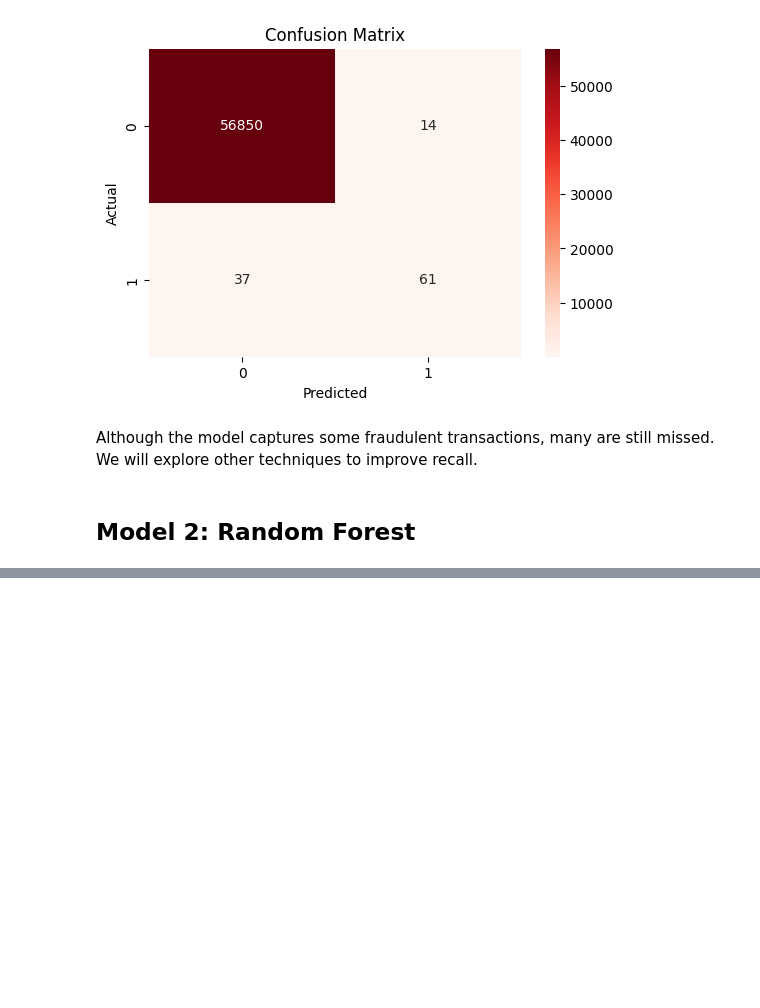
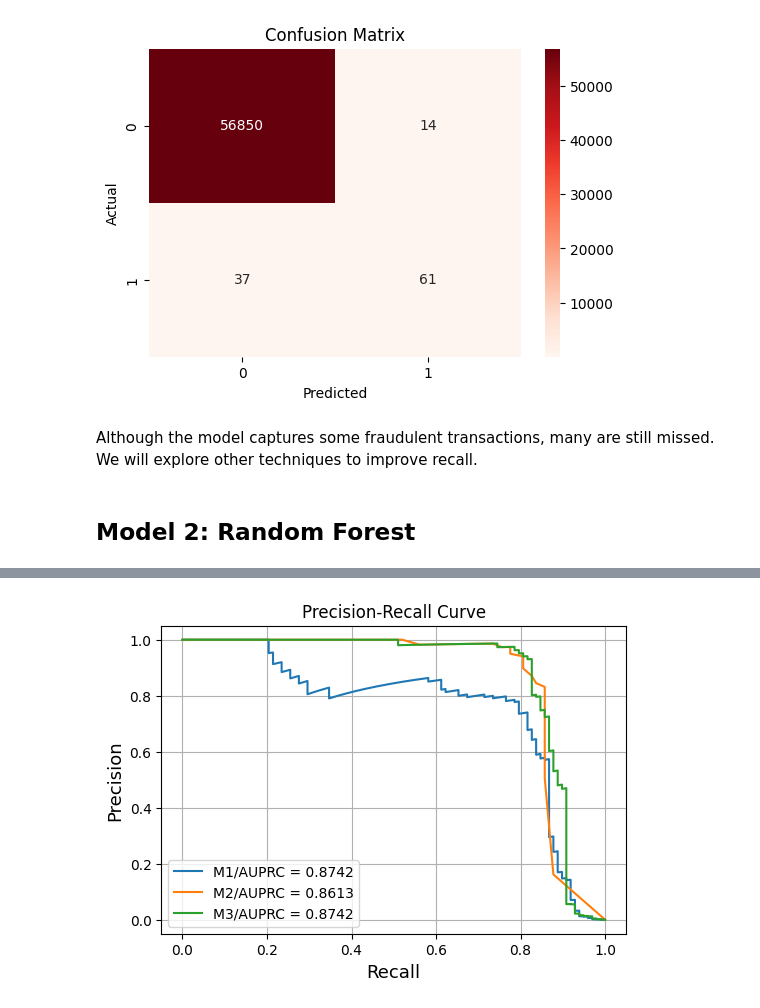
Before and after one commit to mquezada13/anomaly-detection, a Jupyter notebook: notebook/anomaly-detection.ipynb, the cells around one changed output, grey strips where cells are left out. Saved outputs shown, nothing was run; the diff lists cells and outputs as text; code cells hidden in the pictures; blank space fills up the shorter version.

```diff
--- a/notebook/anomaly-detection.ipynb
+++ b/notebook/anomaly-detection.ipynb
@@ -247,0 +348,14 @@ plt.show()
+# %%
+# Plot the curve
+plt.figure(figsize=(6, 4))
+plt.plot(recall1, precision1, label=f"M1/AUPRC = {pr_auc3:.4f}")
+plt.plot(recall2, precision2, label=f"M2/AUPRC = {pr_auc2:.4f}")
+plt.plot(recall3, precision3, label=f"M3/AUPRC = {pr_auc3:.4f}")
+plt.xlabel("Recall", size=13)
+plt.ylabel("Precision", size = 13)
+plt.title("Precision-Recall Curve")
+plt.legend()
+plt.grid(True)
+plt.show()
+# %% [output]
+[figure, added]
```
Also changed, not shown: parts of 16 cells of this notebook, 1 other file.
